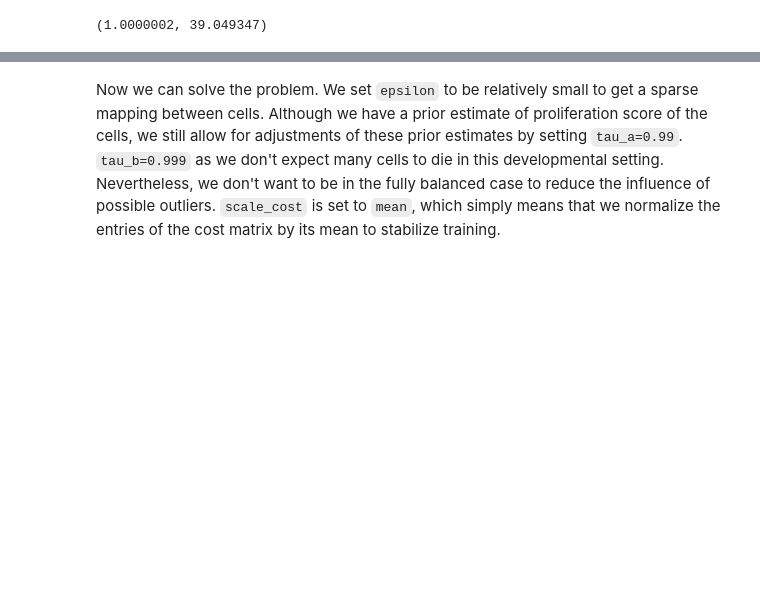
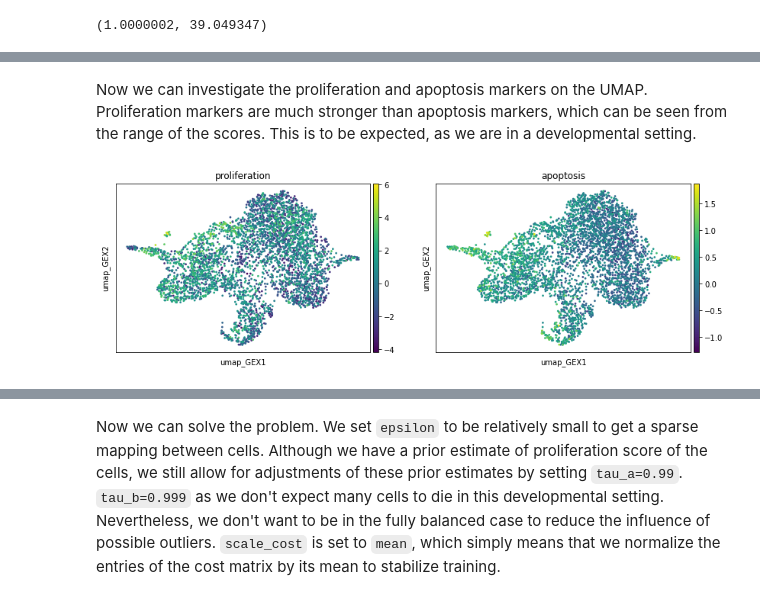
Before and after one commit to theislab/moscot_notebooks, a Jupyter notebook: tutorials/200_temporal_problem.ipynb, the cells around one changed output, grey strips where cells are left out. Cells and saved outputs as stored; diff of their text form; code cells hidden in the pictures; blank space fills up the shorter version.

```diff
--- a/tutorials/200_temporal_problem.ipynb
+++ b/tutorials/200_temporal_problem.ipynb
@@ -71,0 +127,6 @@ adata.obsm["X_shared"] = sc.pp.pca(
+# %% [markdown]
+Now we can investigate the proliferation and apoptosis markers on the UMAP. Proliferation markers are much stronger than apoptosis markers, which can be seen from the range of the scores. This is to be expected, as we are in a developmental setting.
+# %%
+sc.pl.embedding(adata, basis="umap_GEX", color=["proliferation", "apoptosis"])
+# %% [output]
+[figure, added]
```
Also changed, not shown: parts of 76 cells of this notebook, 2 other files.
